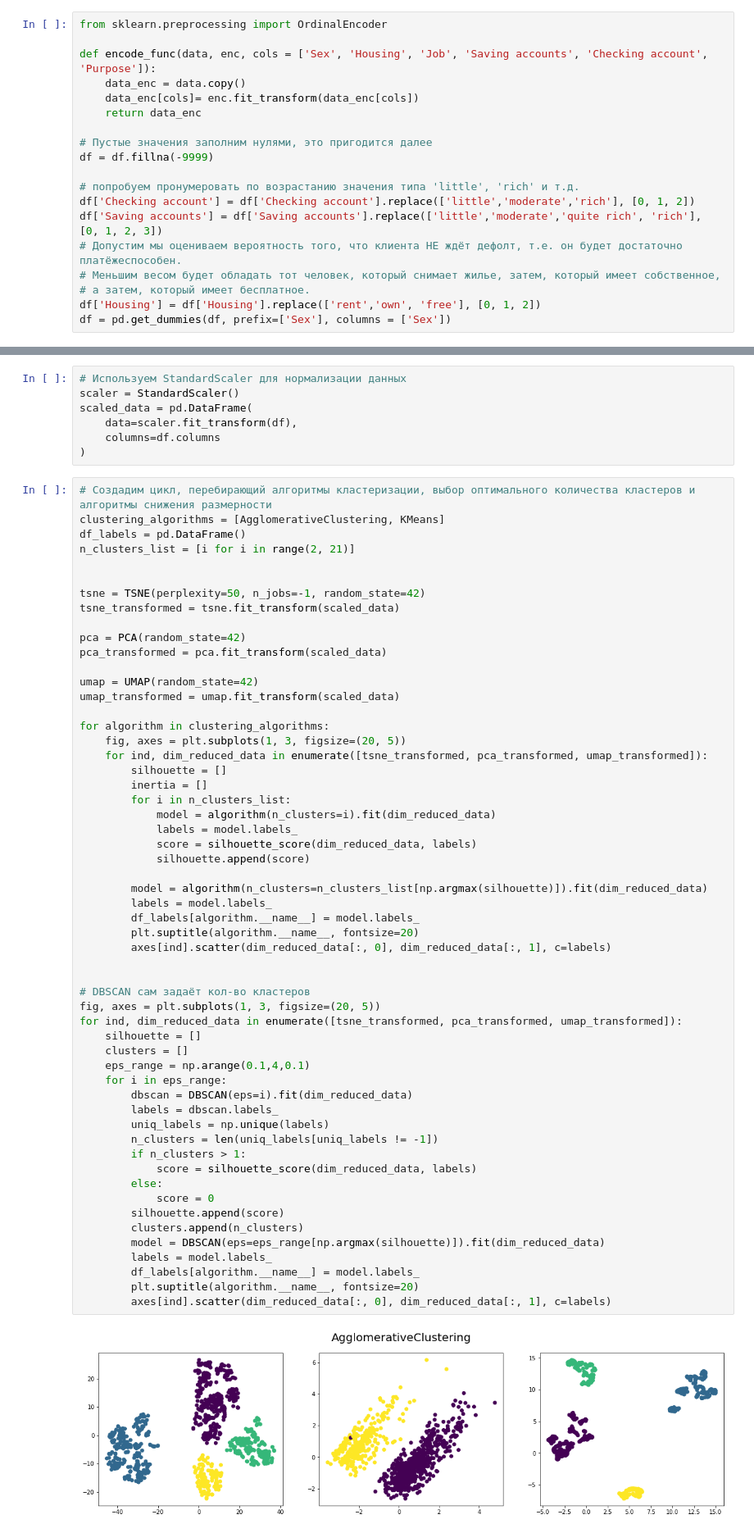
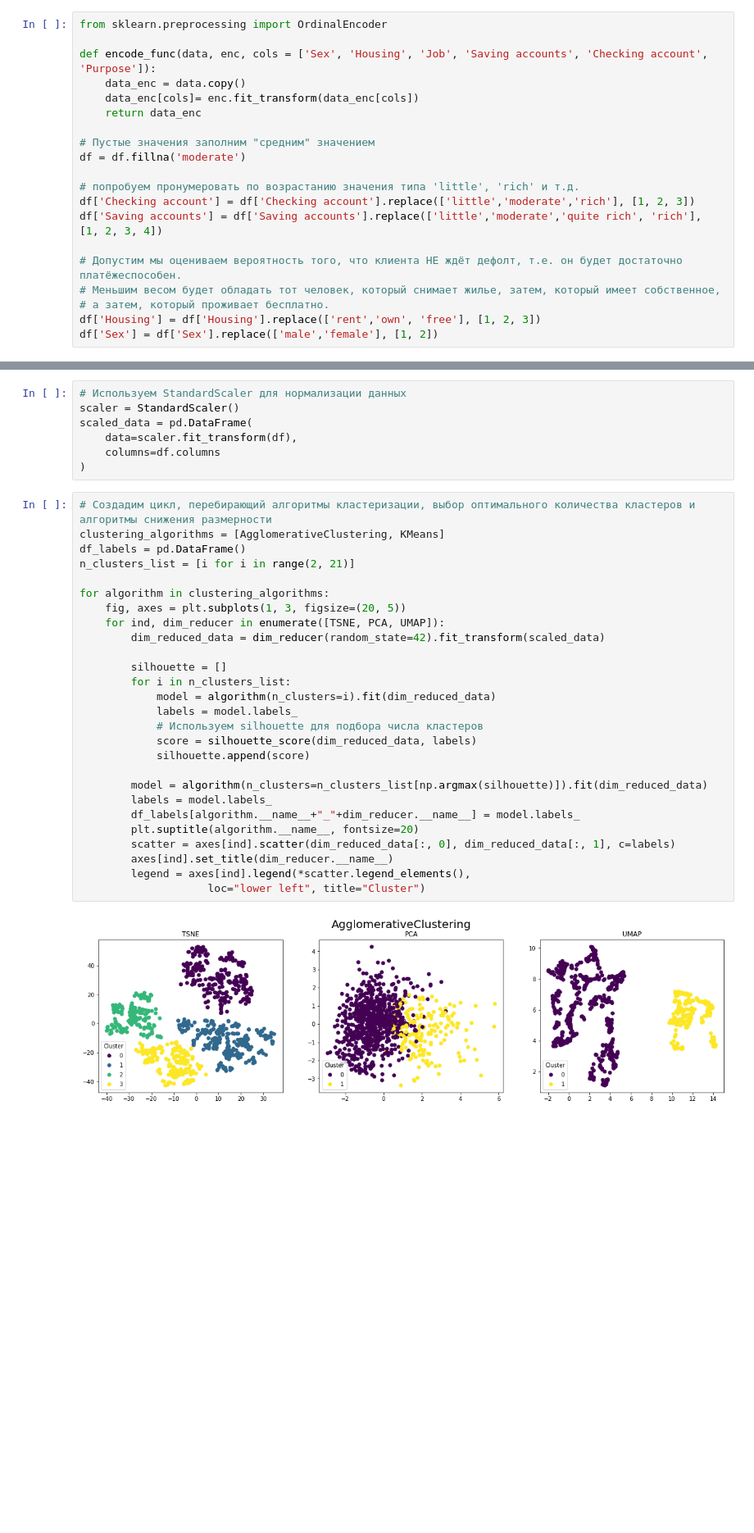
Before and after one commit to grannycola/my_projects, a Jupyter notebook: hw-7/main.ipynb, the cells around one changed output, grey strips where cells are left out. Shown at 82% size. Drawn from its saved outputs; the diff is of its cells as text; blank space fills up the shorter version.

Commit message:
Cluster analysis

```diff
--- a/hw-7/main.ipynb
+++ b/hw-7/main.ipynb
@@ -50,17 +48,18 @@ def encode_func(data, enc, cols = ['Sex', 'Housing', 'Job', 'Saving accounts', '
     data_enc[cols]= enc.fit_transform(data_enc[cols])
     return data_enc
 
-# Пустые значения заполним нулями, это пригодится далее
-df = df.fillna(-9999)
+# Пустые значения заполним "средним" значением
+df = df.fillna('moderate')
 
 # попробуем пронумеровать по возрастанию значения типа 'little', 'rich' и т.д.
-df['Checking account'] = df['Checking account'].replace(['little','moderate','rich'], [0, 1, 2])
-df['Saving accounts'] = df['Saving accounts'].replace(['little','moderate','quite rich', 'rich'], [0, 1, 2, 3])
+df['Checking account'] = df['Checking account'].replace(['little','moderate','rich'], [1, 2, 3])
+df['Saving accounts'] = df['Saving accounts'].replace(['little','moderate','quite rich', 'rich'], [1, 2, 3, 4])
+
 # Допустим мы оцениваем вероятность того, что клиента НЕ ждёт дефолт, т.е. он будет достаточно платёжеспособен.
 # Меньшим весом будет обладать тот человек, который снимает жилье, затем, который имеет собственное,
-# а затем, который имеет бесплатное.
-df['Housing'] = df['Housing'].replace(['rent','own', 'free'], [0, 1, 2])
-df = pd.get_dummies(df, prefix=['Sex'], columns = ['Sex'])
+# а затем, который проживает бесплатно.
+df['Housing'] = df['Housing'].replace(['rent','own', 'free'], [1, 2, 3])
+df['Sex'] = df['Sex'].replace(['male','female'], [1, 2])
 # %%
 df.head()
 # %% [output]
@@ -110,58 +115,29 @@ scaled_data = pd.DataFrame(
 # %%
 # Создадим цикл, перебирающий алгоритмы кластеризации, выбор оптимального количества кластеров и алгоритмы снижения размерности
 clustering_algorithms = [AgglomerativeClustering, KMeans]
 df_labels = pd.DataFrame()
 n_clusters_list = [i for i in range(2, 21)]
 
-
-tsne = TSNE(perplexity=50, n_jobs=-1, random_state=42)
-tsne_transformed = tsne.fit_transform(scaled_data)
-
-pca = PCA(random_state=42)
-pca_transformed = pca.fit_transform(scaled_data)
-
-umap = UMAP(random_state=42)
-umap_transformed = umap.fit_transform(scaled_data)
-
 for algorithm in clustering_algorithms:
     fig, axes = plt.subplots(1, 3, figsize=(20, 5))
-    for ind, dim_reduced_data in enumerate([tsne_transformed, pca_transformed, umap_transformed]):
+    for ind, dim_reducer in enumerate([TSNE, PCA, UMAP]):
+        dim_reduced_data = dim_reducer(random_state=42).fit_transform(scaled_data)
+
         silhouette = []
-        inertia = []
         for i in n_clusters_list:
             model = algorithm(n_clusters=i).fit(dim_reduced_data)
             labels = model.labels_
+            # Используем silhouette для подбора числа кластеров
             score = silhouette_score(dim_reduced_data, labels)
             silhouette.append(score)
 
         model = algorithm(n_clusters=n_clusters_list[np.argmax(silhouette)]).fit(dim_reduced_data)
         labels = model.labels_
-        df_labels[algorithm.__name__] = model.labels_
+        df_labels[algorithm.__name__+"_"+dim_reducer.__name__] = model.labels_
         plt.suptitle(algorithm.__name__, fontsize=20)
-        axes[ind].scatter(dim_reduced_data[:, 0], dim_reduced_data[:, 1], c=labels)
-
-
-# DBSCAN сам задаёт кол-во кластеров
-fig, axes = plt.subplots(1, 3, figsize=(20, 5))
-for ind, dim_reduced_data in enumerate([tsne_transformed, pca_transformed, umap_transformed]):
-    silhouette = []
-    clusters = []
-    eps_range = np.arange(0.1,4,0.1)
-    for i in eps_range:
-        dbscan = DBSCAN(eps=i).fit(dim_reduced_data)
-        labels = dbscan.labels_
-        uniq_labels = np.unique(labels)
-        n_clusters = len(uniq_labels[uniq_labels != -1])
-        if n_clusters > 1:
-            score = silhouette_score(dim_reduced_data, labels)
-        else:
-            score = 0
-        silhouette.append(score)
-        clusters.append(n_clusters)
-        model = DBSCAN(eps=eps_range[np.argmax(silhouette)]).fit(dim_reduced_data)
-        labels = model.labels_
-        df_labels[algorithm.__name__] = model.labels_
-        plt.suptitle(algorithm.__name__, fontsize=20)
-        axes[ind].scatter(dim_reduced_data[:, 0], dim_reduced_data[:, 1], c=labels)
+        scatter = axes[ind].scatter(dim_reduced_data[:, 0], dim_reduced_data[:, 1], c=labels)
+        axes[ind].set_title(dim_reducer.__name__)
+        legend = axes[ind].legend(*scatter.legend_elements(),
+                    loc="lower left", title="Cluster")
 # %% [output]
-[figure, old version]
+[figure, new version]
```
Also changed, not shown: parts of 23 cells of this notebook.
